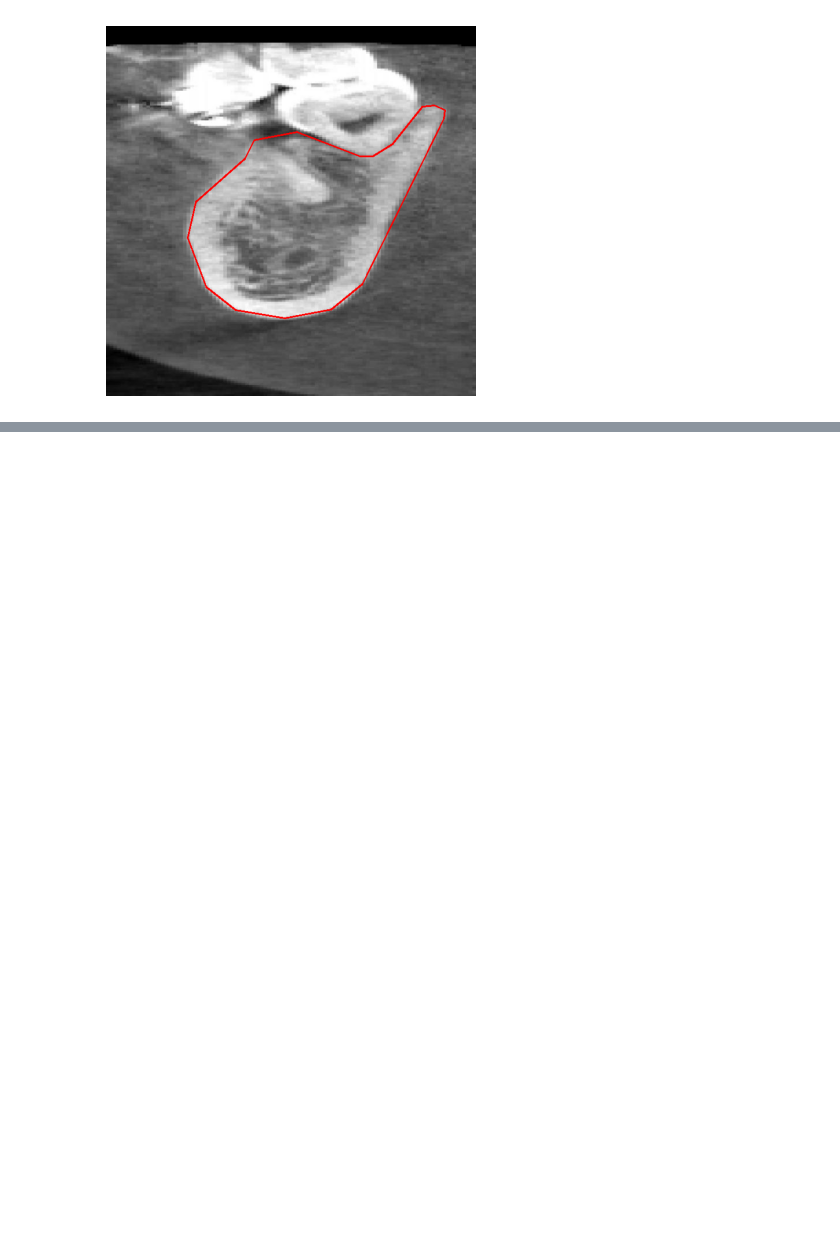
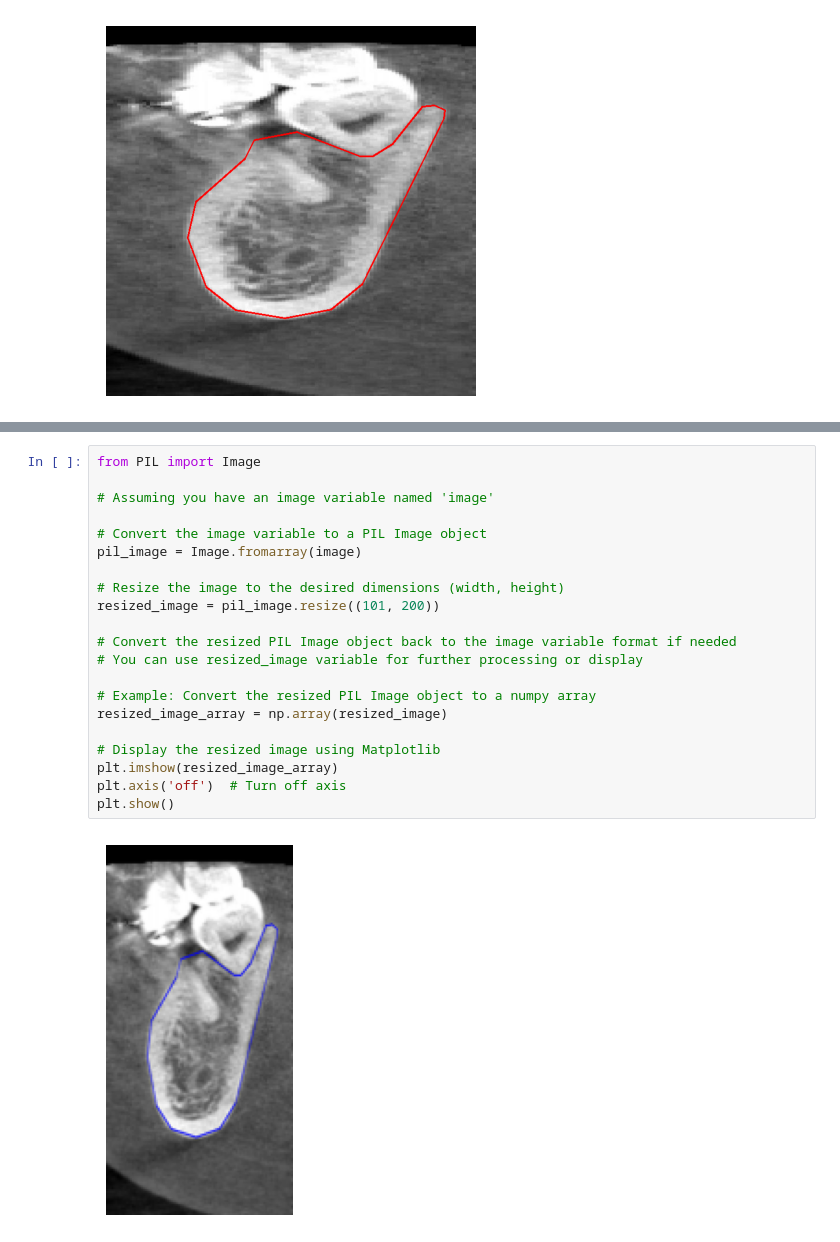
Before and after one commit to mohfarid99/Program, a Jupyter notebook: MC_AB_Segementation.ipynb, the cells around one changed output, grey strips where cells are left out. Cells and saved outputs as stored; diff of their text form; blank space fills up the shorter version.

```diff
--- a/MC_AB_Segementation.ipynb
+++ b/MC_AB_Segementation.ipynb
@@ -770,0 +767,23 @@ plt.show()
+# %%
+from PIL import Image
+
+# Assuming you have an image variable named 'image'
+
+# Convert the image variable to a PIL Image object
+pil_image = Image.fromarray(image)
+
+# Resize the image to the desired dimensions (width, height)
+resized_image = pil_image.resize((101, 200))
+
+# Convert the resized PIL Image object back to the image variable format if needed
+# You can use resized_image variable for further processing or display
+
+# Example: Convert the resized PIL Image object to a numpy array
+resized_image_array = np.array(resized_image)
+
+# Display the resized image using Matplotlib
+plt.imshow(resized_image_array)
+plt.axis('off')  # Turn off axis
+plt.show()
+# %% [output]
+[figure, added]
```
Also changed, not shown: parts of 3 cells of this notebook, 2 other files.
